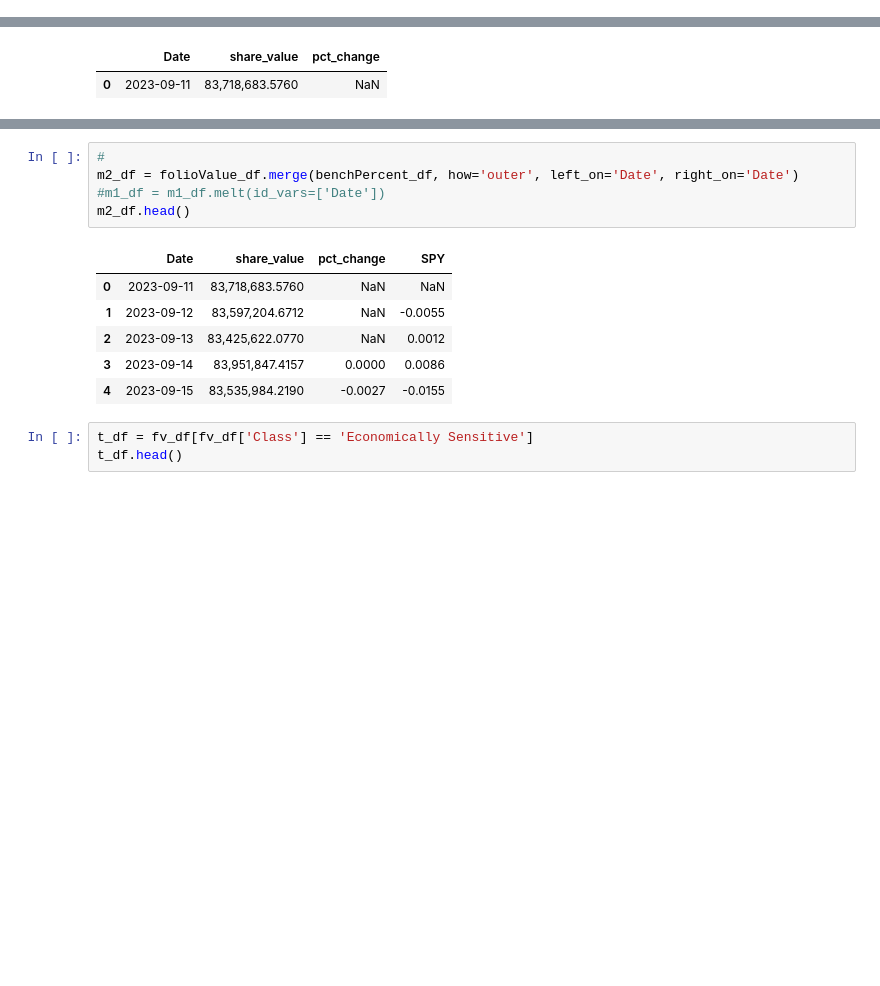
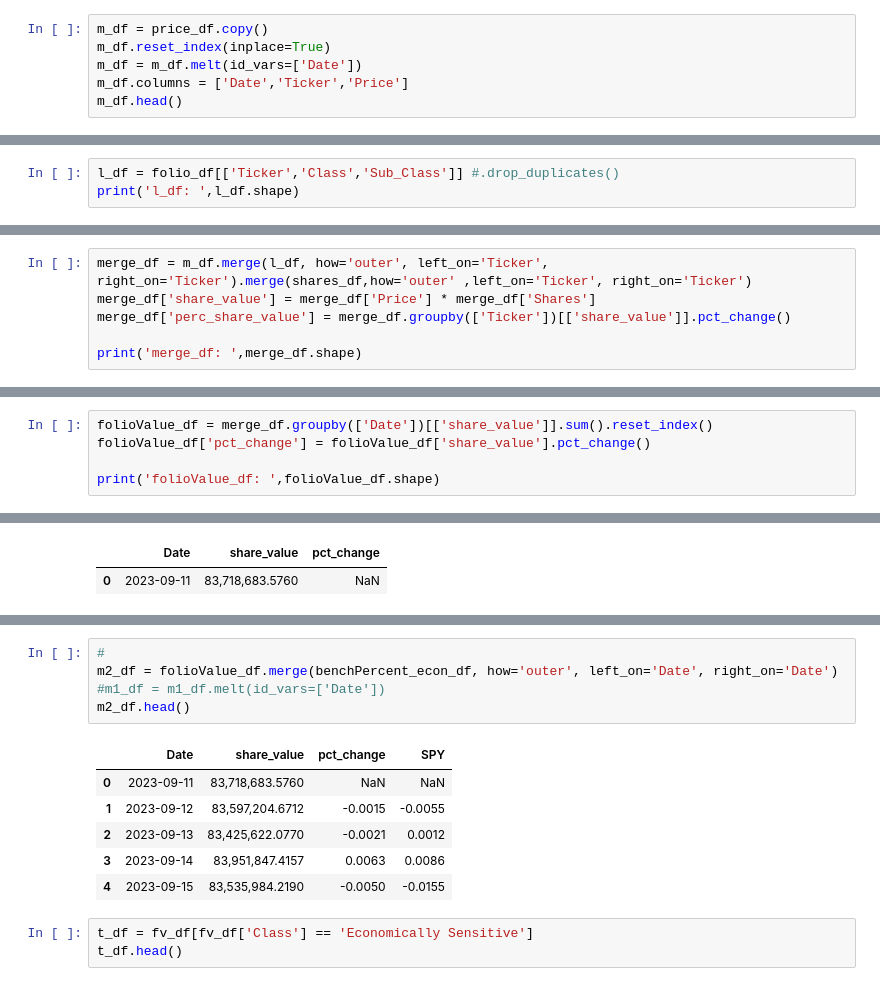
Before and after one commit to dsimband/DATA618, a Jupyter notebook: w7/DATA618_W7_Portfolio.ipynb, the cells around one changed output, grey strips where cells are left out. Saved outputs shown, nothing was run; the diff lists cells and outputs as text; blank space fills up the shorter version.

```diff
--- a/w7/DATA618_W7_Portfolio.ipynb
+++ b/w7/DATA618_W7_Portfolio.ipynb
@@ -115,0 +235,6 @@ benchPercent_int_df.head()
+# %%
+m_df = price_df.copy()
+m_df.reset_index(inplace=True)
+m_df = m_df.melt(id_vars=['Date'])
+m_df.columns = ['Date','Ticker','Price']
+m_df.head()
@@ -115,0 +248,3 @@ benchPercent_int_df.head()
+# %%
+l_df = folio_df[['Ticker','Class','Sub_Class']] #.drop_duplicates()
+print('l_df: ',l_df.shape)
@@ -115,0 +253,6 @@ benchPercent_int_df.head()
+# %%
+merge_df = m_df.merge(l_df, how='outer', left_on='Ticker', right_on='Ticker').merge(shares_df,how='outer' ,left_on='Ticker', right_on='Ticker')
+merge_df['share_value'] = merge_df['Price'] * merge_df['Shares']
+merge_df['perc_share_value'] = merge_df.groupby(['Ticker'])[['share_value']].pct_change()
+
+print('merge_df: ',merge_df.shape)
@@ -115,0 +277,5 @@ benchPercent_int_df.head()
+# %%
+folioValue_df = merge_df.groupby(['Date'])[['share_value']].sum().reset_index()
+folioValue_df['pct_change'] = folioValue_df['share_value'].pct_change()
+
+print('folioValue_df: ',folioValue_df.shape)
@@ -193,15 +430,15 @@ plt.show()
 # %%
 #
-m2_df = folioValue_df.merge(benchPercent_df, how='outer', left_on='Date', right_on='Date')
+m2_df = folioValue_df.merge(benchPercent_econ_df, how='outer', left_on='Date', right_on='Date')
 #m1_df = m1_df.melt(id_vars=['Date'])
 m2_df.head()
 # %% [output]
 |  | Date | share_value | pct_change | SPY |
 | 0 | 2023-09-11 | 83,718,683.5760 | NaN | NaN |
-| 1 | 2023-09-12 | 83,597,204.6712 | NaN | -0.0055 |
-| 2 | 2023-09-13 | 83,425,622.0770 | NaN | 0.0012 |
-| 3 | 2023-09-14 | 83,951,847.4157 | 0.0000 | 0.0086 |
-| 4 | 2023-09-15 | 83,535,984.2190 | -0.0027 | -0.0155 |
+| 1 | 2023-09-12 | 83,597,204.6712 | -0.0015 | -0.0055 |
+| 2 | 2023-09-13 | 83,425,622.0770 | -0.0021 | 0.0012 |
+| 3 | 2023-09-14 | 83,951,847.4157 | 0.0063 | 0.0086 |
+| 4 | 2023-09-15 | 83,535,984.2190 | -0.0050 | -0.0155 |
 # %%
 t_df = fv_df[fv_df['Class'] == 'Economically Sensitive']
 t_df.head()
```
Also changed, not shown: parts of 38 cells of this notebook, 1 other file.
